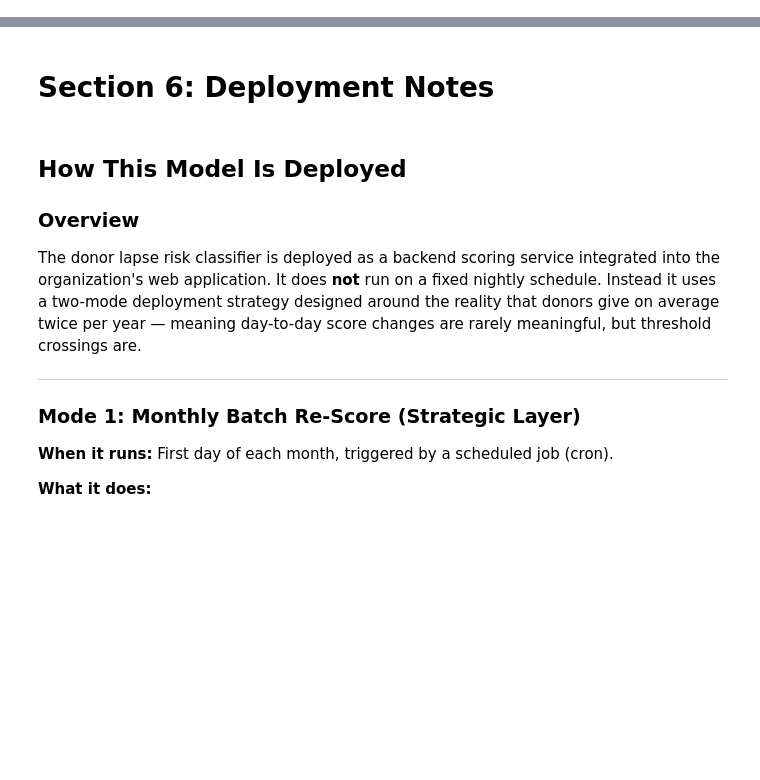
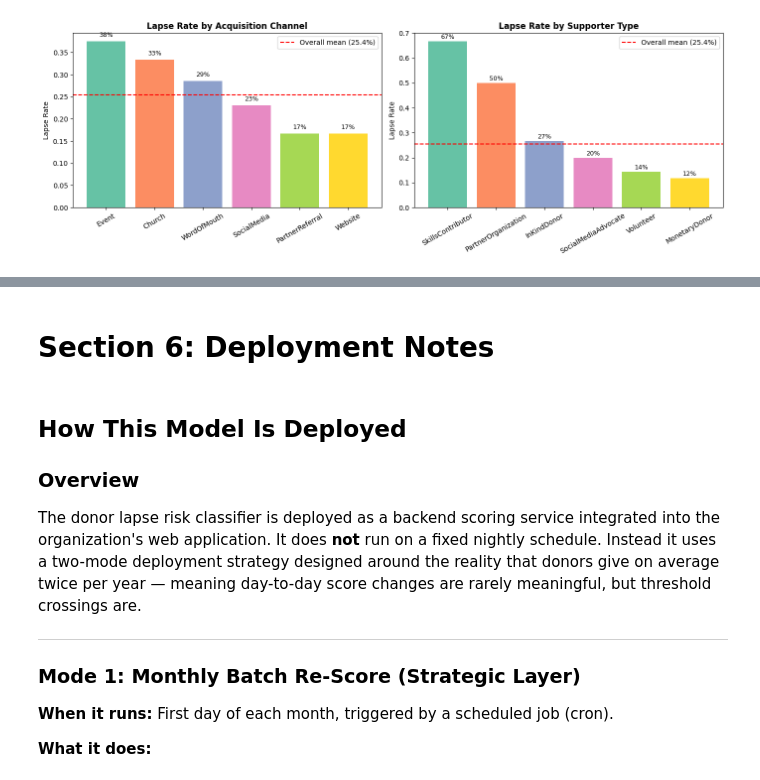
Before and after one commit to maddiejones03/INTEX_2, a Jupyter notebook: MLPipeline(Michael)/Pipeline1.ipynb, the cells around one changed output, grey strips where cells are left out. Saved outputs shown, nothing was run; the diff lists cells and outputs as text; code cells hidden in the pictures; blank space fills up the shorter version.

```diff
--- a/MLPipeline(Michael)/Pipeline1.ipynb
+++ b/MLPipeline(Michael)/Pipeline1.ipynb
@@ -0,0 +142,44 @@
+# %%
+df_cat = X.copy()
+df_cat["is_lapsed"] = y.values
+overall_lapse_rate = y.mean()
+
+acq_cols = [c for c in X.columns if c.startswith("acquisition_channel_")]
+sup_cols = [c for c in X.columns if c.startswith("supporter_type_")]
+
+def lapse_rate_by_category(dummy_cols, prefix):
+    rates = {}
+    for col in dummy_cols:
+        mask = df_cat[col] == 1
+        if mask.sum() > 0:
+            label = col.replace(prefix + "_", "")
+            rates[label] = df_cat.loc[mask, "is_lapsed"].mean()
+    return pd.Series(rates).sort_values(ascending=False)
+
+acq_rates = lapse_rate_by_category(acq_cols, "acquisition_channel")
+sup_rates = lapse_rate_by_category(sup_cols, "supporter_type")
+
+fig, (ax1, ax2) = plt.subplots(1, 2, figsize=(14, 5))
+
+bars1 = ax1.bar(acq_rates.index, acq_rates.values, color=sns.color_palette("Set2", len(acq_rates)))
+ax1.axhline(overall_lapse_rate, color="red", linestyle="--", linewidth=1.5, label=f"Overall mean ({overall_lapse_rate:.1%})")
+for bar, val in zip(bars1, acq_rates.values):
+    ax1.text(bar.get_x() + bar.get_width()/2, bar.get_height() + 0.01, f"{val:.0%}", ha="center", fontsize=9)
+ax1.set_title("Lapse Rate by Acquisition Channel", fontweight="bold")
+ax1.set_ylabel("Lapse Rate")
+ax1.legend()
+ax1.tick_params(axis="x", rotation=30)
+
+bars2 = ax2.bar(sup_rates.index, sup_rates.values, color=sns.color_palette("Set2", len(sup_rates)))
+ax2.axhline(overall_lapse_rate, color="red", linestyle="--", linewidth=1.5, label=f"Overall mean ({overall_lapse_rate:.1%})")
+for bar, val in zip(bars2, sup_rates.values):
+    ax2.text(bar.get_x() + bar.get_width()/2, bar.get_height() + 0.01, f"{val:.0%}", ha="center", fontsize=9)
+ax2.set_title("Lapse Rate by Supporter Type", fontweight="bold")
+ax2.set_ylabel("Lapse Rate")
+ax2.legend()
+ax2.tick_params(axis="x", rotation=30)
+
+plt.tight_layout()
+plt.show()
+# %% [output]
+[figure, added]
```
Also changed, not shown: parts of 24 cells of this notebook, 4 other files.
